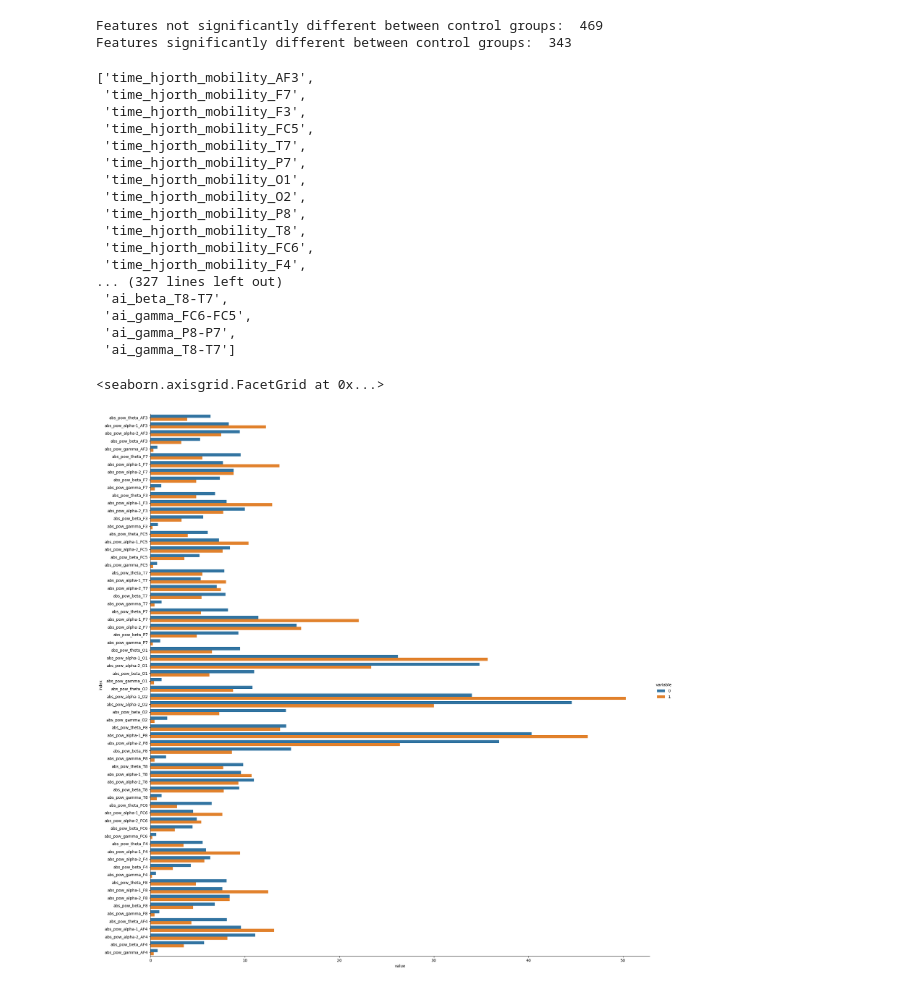
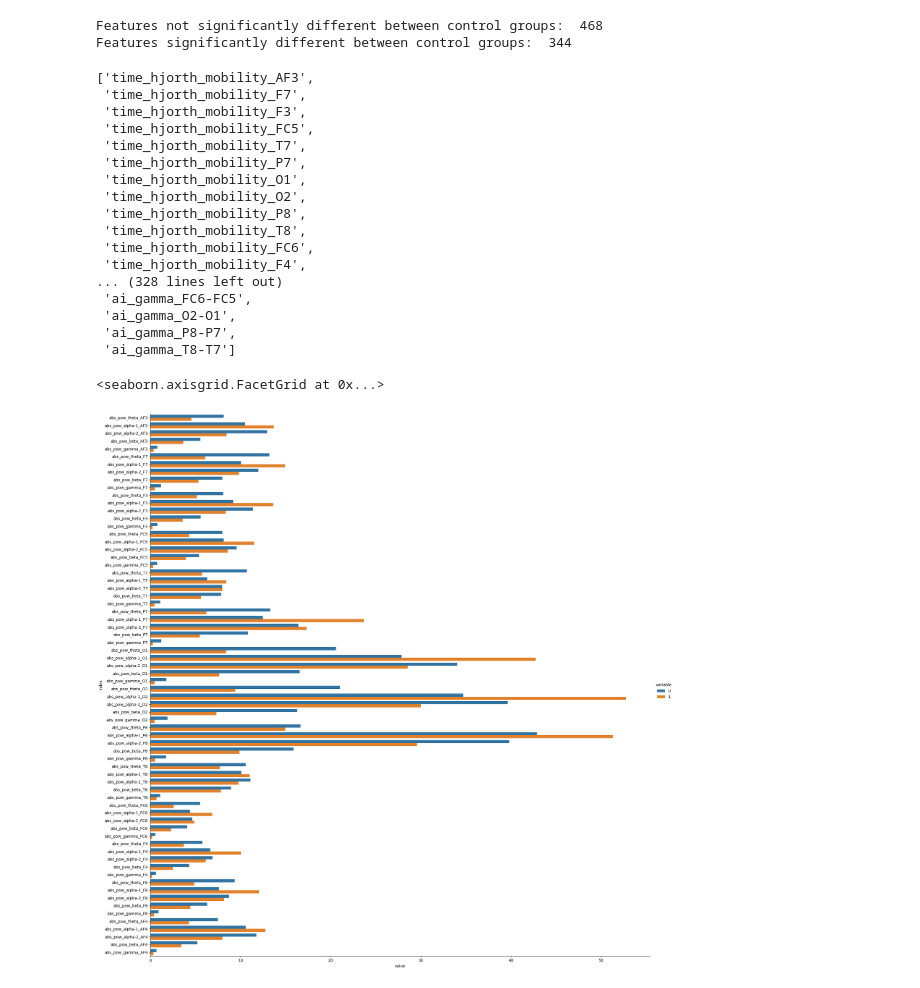
Before and after one commit to JakubBlaha/thesis, a Jupyter notebook: notebooks/statistics.ipynb, the cells around one changed output. Cells and saved outputs as stored; diff of their text form; code cells hidden in the pictures.

```diff
--- a/notebooks/statistics.ipynb
+++ b/notebooks/statistics.ipynb
@@ -13,7 +13,7 @@ from scripts.utils import DatasetBuilder, LabelingScheme, DaspsLabeling
 
 labeling_scheme = LabelingScheme(DaspsLabeling.HAM)
 builder = DatasetBuilder(labeling_scheme)
-dasps, sad = builder.build_control_dataset_arrs(15)
+dasps, sad = builder.build_control_dataset_arrs(10)
 
 _, p_values = f_oneway(dasps, sad)
 feat_names = builder.get_feat_names()
@@ -42,8 +42,8 @@ df_control_sig['variable'].to_list()
 # 343 Are significantly different when adjusting for each electrode.
 # 380 Are significantly different when using common adjustment.
 # %% [output]
-Features not significantly different between control groups:  469
-Features significantly different between control groups:  343
+Features not significantly different between control groups:  468
+Features significantly different between control groups:  344
 ['time_hjorth_mobility_AF3',
  'time_hjorth_mobility_F7',
  'time_hjorth_mobility_F3',
@@ -56,39 +56,39 @@ Features significantly different between control groups:  343
  'time_hjorth_mobility_T8',
  'time_hjorth_mobility_FC6',
  'time_hjorth_mobility_F4',
-... (327 lines left out)
- 'ai_beta_T8-T7',
+... (328 lines left out)
  'ai_gamma_FC6-FC5',
+ 'ai_gamma_O2-O1',
  'ai_gamma_P8-P7',
  'ai_gamma_T8-T7']
 # %%
 import matplotlib.pyplot as plt
 
 labeling_scheme = LabelingScheme(DaspsLabeling.HAM)
 builder = DatasetBuilder(labeling_scheme)
 
-control_df = builder.build_control_dataset_df(15)
+control_df = builder.build_control_dataset_df(10)
 
 for col in control_df.columns:
     if not col.startswith('abs') and col != 'label':
         control_df.drop(col, axis=1, inplace=True)
 
 dasps_rows = control_df[control_df['label'] == 0]
 sad_rows = control_df[control_df['label'] == 1]
 
 dasps_mean = dasps_rows.mean()
 sad_mean = sad_rows.mean()
 
 # Concat
 df = pd.concat([dasps_mean, sad_mean], axis=1).reset_index()
 df = df.melt(id_vars='index')
 df = df.query('index != "label"')
 
 # Set correct legend
 sns.catplot(data=df, kind='bar', height=20, y='index', x='value', hue='variable')
 # %% [output]
 <seaborn.axisgrid.FacetGrid at 0x...>
-[figure, old version]
+[figure, new version]
 # %%
 # res = dasps_mean / sad_mean
 # res = res.reset_index()
```
Also changed, not shown: parts of 2 cells of this notebook, 3 other files.
